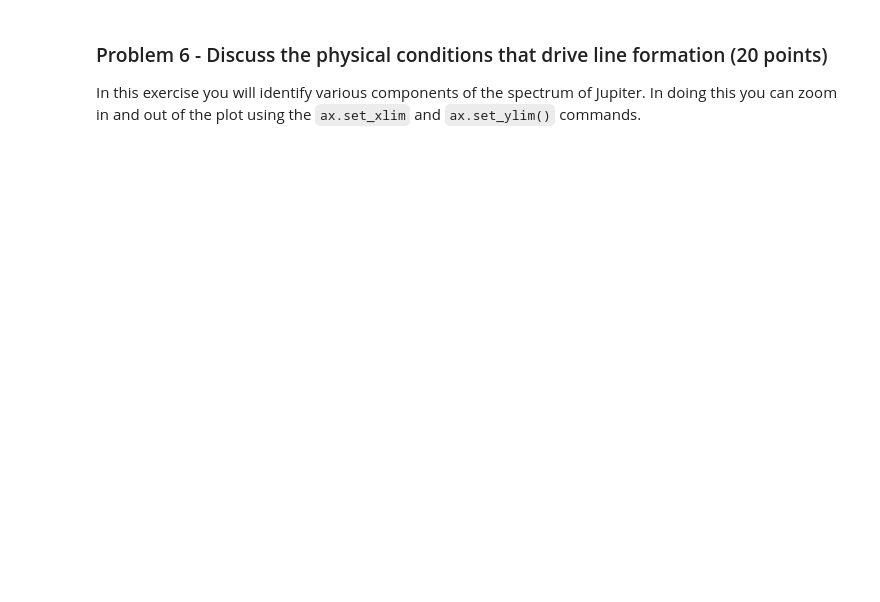
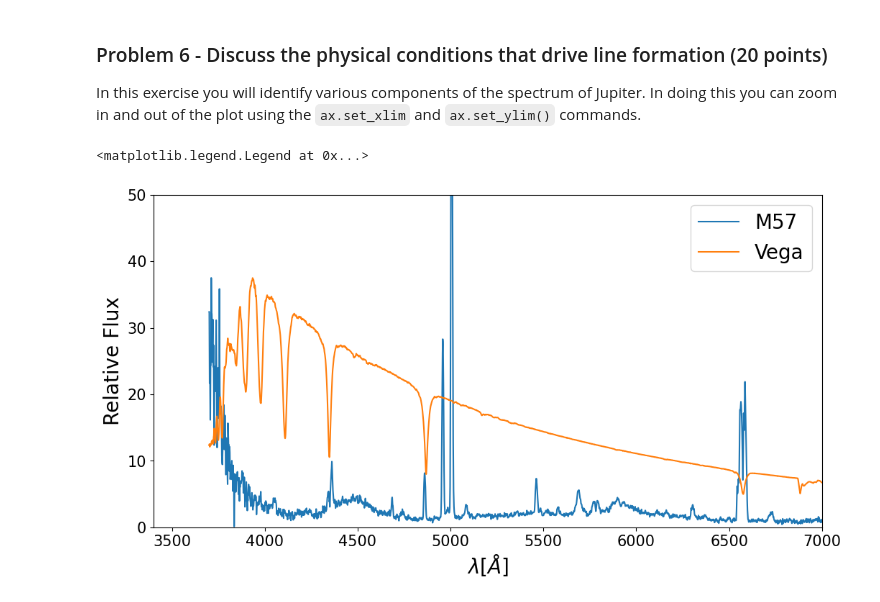
Before and after one commit to ArishAli459/Analysis_real_spectra_student, a Jupyter notebook: analysis_real_spectra.student.ipynb, the cells around one changed output. Cells and saved outputs as stored; diff of their text form; code cells hidden in the pictures; blank space fills up the shorter version.

```diff
--- a/analysis_real_spectra.student.ipynb
+++ b/analysis_real_spectra.student.ipynb
@@ -534,27 +549,32 @@ In this exercise you will identify various components of the spectrum of Jupiter
 # %%
 #plot Vega and M57, where I have scaled the flux of Jupiter so that they
 #better overlap. You can change that scaling
 plt.figure(figsize = (12,6))
-ax = plt.gca()Analysis_real_spectra_student
+ax = plt.gca()
 plt.plot(specm57.wavelength,specm57.flux,label="M57")
 plt.plot(specvega.wavelength,specvega.flux*8,label="Vega")
 
 #**************
 #you can change these to zoom in and out of certain parts of the spectra.
 #Make a copy of these and change your copy so as to remember what the
 #original values were
-fluxmin =
-fluxmax =
-lammin =
-lammax =
+fluxmin = 0
+fluxmax = 50
+lammin = 3400
+lammax = 7000
+
+
 ax.set_ylim([fluxmin,fluxmax])
 ax.set_xlim([lammin,lammax])
 
 plt.xticks(fontsize=15)
 plt.yticks(fontsize=15)
 plt.xlabel("$\lambda [\AA]$",fontsize=20)
 plt.ylabel("Relative Flux",fontsize=20)
 plt.legend(fontsize=20)
+# %% [output]
+<matplotlib.legend.Legend at 0x...>
+[figure, added]
 # %% [markdown]
 There are lines in common between M57 and Vega but they are in absorption in Vega and in Emission in M57. Note that the lines do not perfectly line up in wavelength as the M57 spectrum has not been perfectly wavelength calibrated.
 
```
Also changed, not shown: parts of 6 cells of this notebook.
